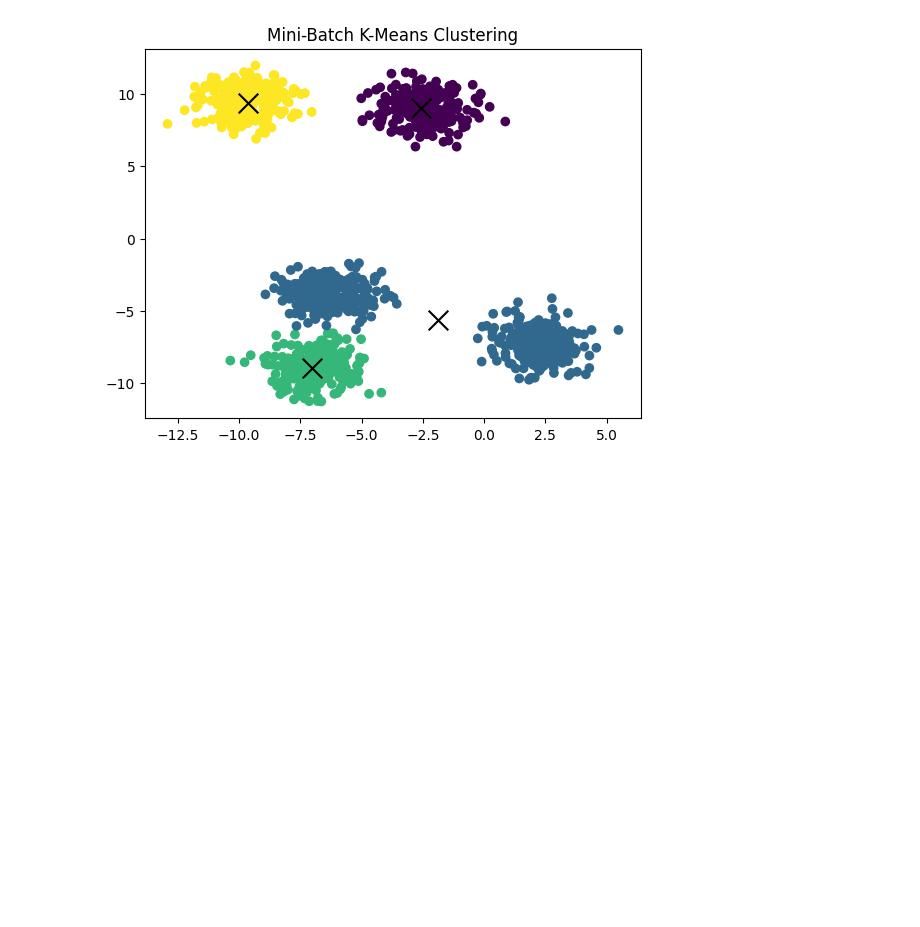
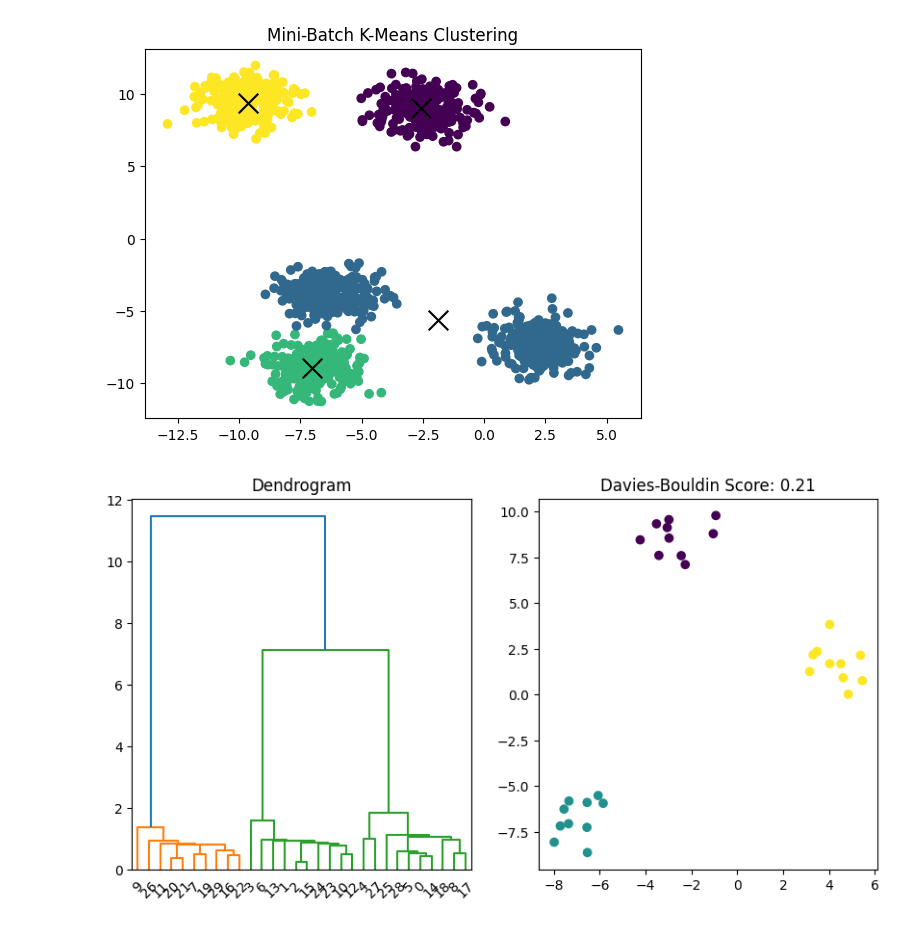
Before and after one commit to Sonali220/unsupervisedcodes, a Jupyter notebook: unsup.ipynb, the cells around one changed output. Cells and saved outputs as stored; diff of their text form; code cells hidden in the pictures; blank space fills up the shorter version.

```diff
--- a/unsup.ipynb
+++ b/unsup.ipynb
@@ -237,0 +251,31 @@ kmeans.fit(X_scaled)
+# %%
+from sklearn.datasets import make_blobs
+from sklearn.cluster import AgglomerativeClustering
+from sklearn.metrics import davies_bouldin_score
+from scipy.cluster.hierarchy import dendrogram, linkage
+import matplotlib.pyplot as plt
+
+X, _ = make_blobs(n_samples=30, centers=3, random_state=42)
+
+labels = AgglomerativeClustering(
+    n_clusters=3,
+    linkage='single'
+).fit_predict(X)
+
+score = davies_bouldin_score(X, labels)
+
+Z = linkage(X, method='single')
+
+plt.figure(figsize=(10, 5))
+
+plt.subplot(1, 2, 1)
+dendrogram(Z)
+plt.title("Dendrogram")
+
+plt.subplot(1, 2, 2)
+plt.scatter(X[:, 0], X[:, 1], c=labels)
+plt.title(f"Davies-Bouldin Score: {score:.2f}")
+
+plt.show()
+# %% [output]
+[figure, added]
```
Also changed, not shown: parts of 2 cells of this notebook.
